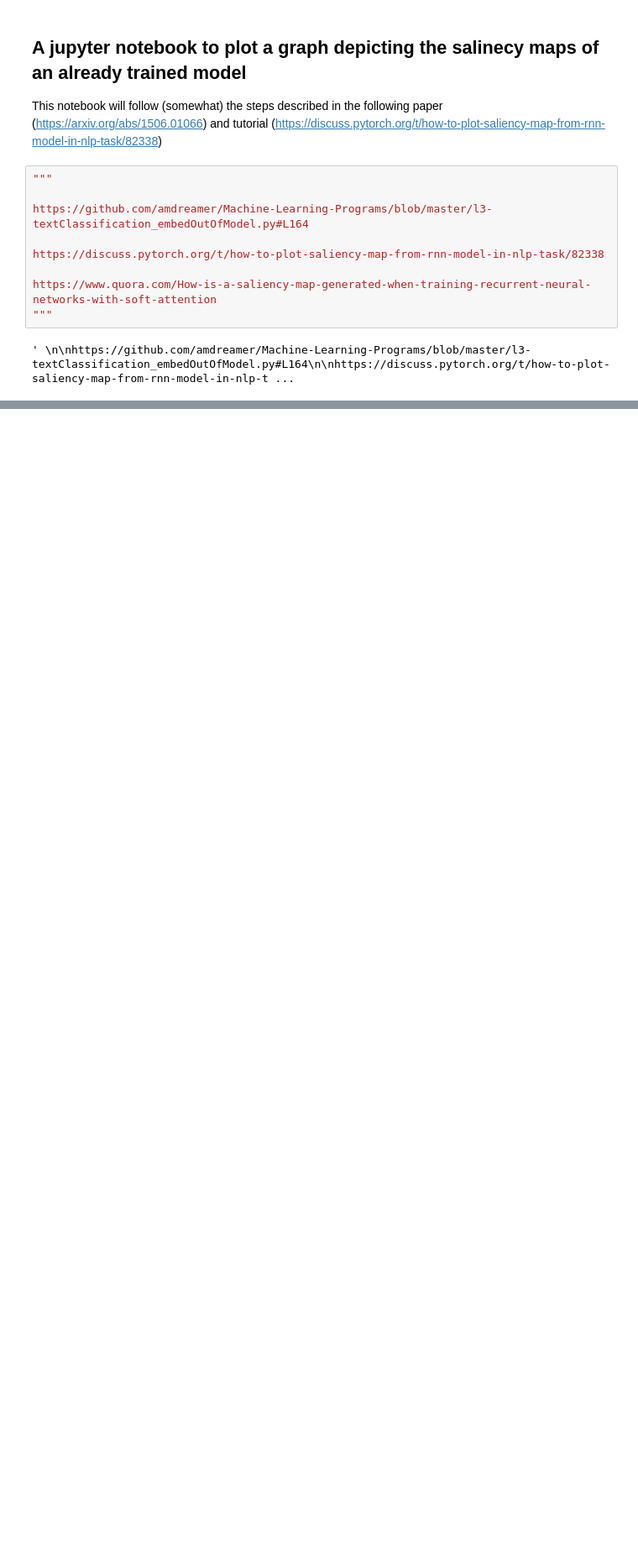
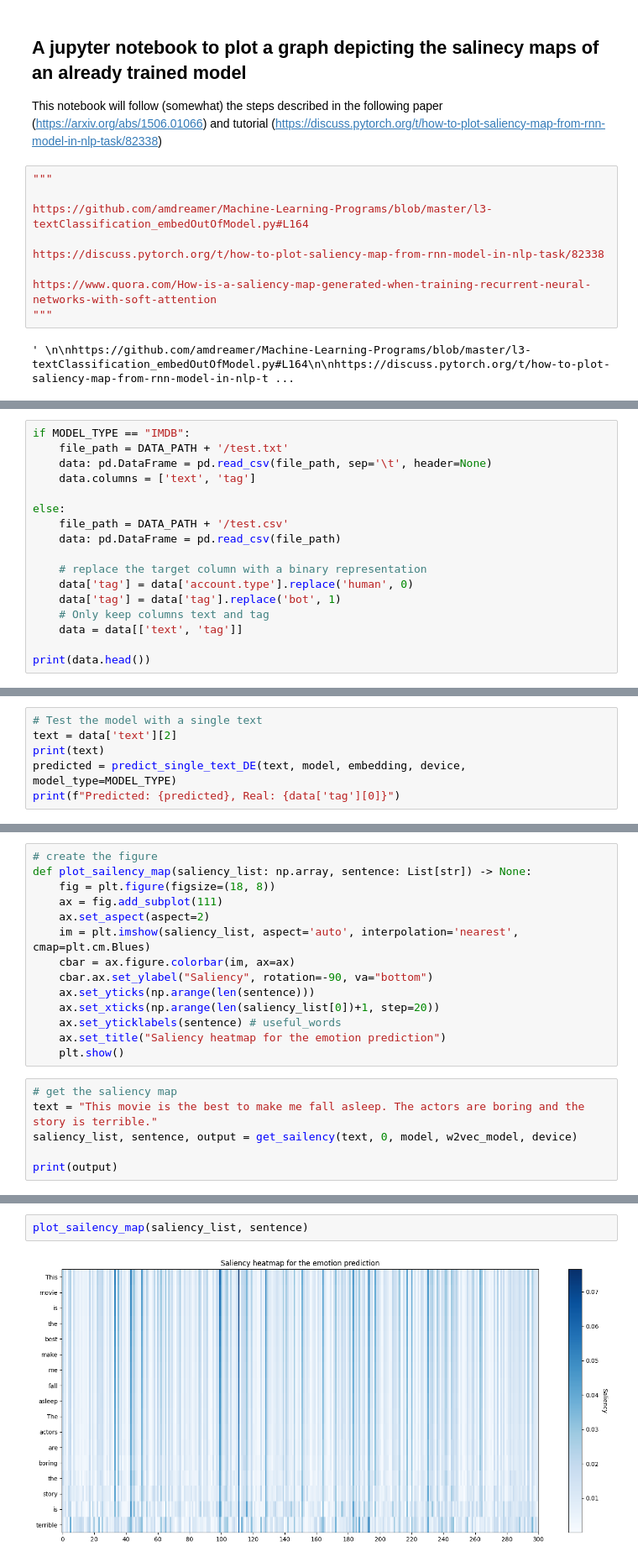
Before and after one commit to AsterisCrack/rnn_explainability, a Jupyter notebook: src/AgnosticModels/Saliency_Maps.ipynb, the cells around one changed output, grey strips where cells are left out. Shown at 84% size. Drawn from its saved outputs; the diff is of its cells as text; blank space fills up the shorter version.

Commit message:
Sailency map simplified and generalized

```diff
--- a/src/AgnosticModels/Saliency_Maps.ipynb
+++ b/src/AgnosticModels/Saliency_Maps.ipynb
@@ -528,0 +92,17 @@ saliency_list = np.array(saliencies)
+# %%
+if MODEL_TYPE == "IMDB":
+    file_path = DATA_PATH + '/test.txt'
+    data: pd.DataFrame = pd.read_csv(file_path, sep='\t', header=None)
+    data.columns = ['text', 'tag']
+
+else:
+    file_path = DATA_PATH + '/test.csv'
+    data: pd.DataFrame = pd.read_csv(file_path)
+
+    # replace the target column with a binary representation
+    data['tag'] = data['account.type'].replace('human', 0)
+    data['tag'] = data['tag'].replace('bot', 1)
+    # Only keep columns text and tag
+    data = data[['text', 'tag']]
+
+print(data.head())
@@ -528,0 +116,6 @@ saliency_list = np.array(saliencies)
+# %%
+# Test the model with a single text
+text = data['text'][2]
+print(text)
+predicted = predict_single_text_DE(text, model, embedding, device, model_type=MODEL_TYPE)
+print(f"Predicted: {predicted}, Real: {data['tag'][0]}")
@@ -528,0 +189,20 @@ saliency_list = np.array(saliencies)
+# %%
+# create the figure
+def plot_sailency_map(saliency_list: np.array, sentence: List[str]) -> None:
+    fig = plt.figure(figsize=(18, 8))
+    ax = fig.add_subplot(111)
+    ax.set_aspect(aspect=2)
+    im = plt.imshow(saliency_list, aspect='auto', interpolation='nearest', cmap=plt.cm.Blues)
+    cbar = ax.figure.colorbar(im, ax=ax)
+    cbar.ax.set_ylabel("Saliency", rotation=-90, va="bottom")
+    ax.set_yticks(np.arange(len(sentence)))
+    ax.set_xticks(np.arange(len(saliency_list[0])+1, step=20))
+    ax.set_yticklabels(sentence) # useful_words
+    ax.set_title("Saliency heatmap for the emotion prediction")
+    plt.show()
+# %%
+# get the saliency map
+text = "This movie is the best to make me fall asleep. The actors are boring and the story is terrible."
+saliency_list, sentence, output = get_sailency(text, 0, model, w2vec_model, device)
+
+print(output)
@@ -529 +211,5 @@ saliency_list = np.array(saliencies)
+# %%
+plot_sailency_map(saliency_list, sentence)
+# %% [output]
+[figure, added]
 # %%
```
Also changed, not shown: parts of 33 cells of this notebook, 2 other files.
